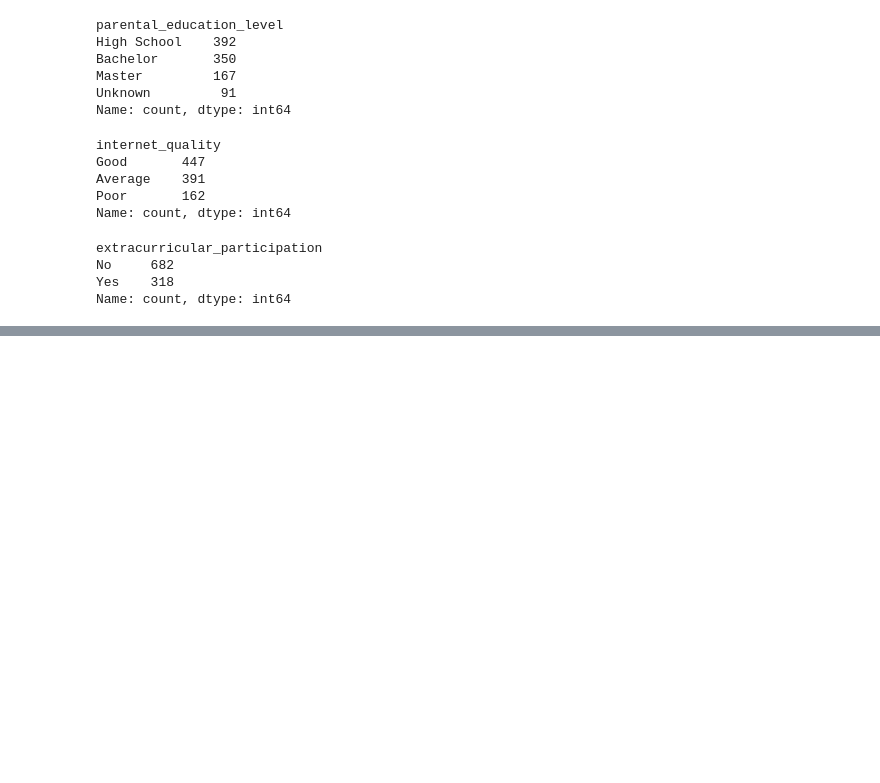
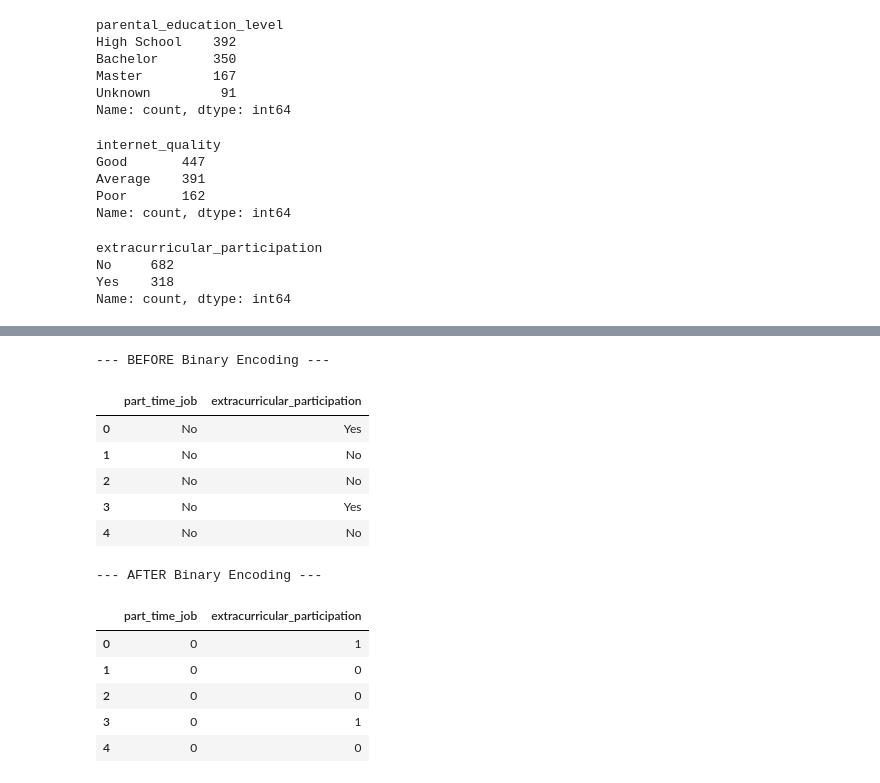
Before and after one commit to mohiuddin1221/End-to-End-ML-Project, a Jupyter notebook: notebooks/feature_engineering.ipynb, the cells around one changed output, grey strips where cells are left out. Drawn from its saved outputs; the diff is of its cells as text; code cells hidden in the pictures; blank space fills up the shorter version.

```diff
--- a/notebooks/feature_engineering.ipynb
+++ b/notebooks/feature_engineering.ipynb
@@ -85,0 +135,30 @@ Name: count, dtype: int64
+# %%
+binary_encoding_config = {
+    'part_time_job': {'No': 0, 'Yes': 1},
+    'extracurricular_participation': {'No': 0, 'Yes': 1}
+}
+
+print("--- BEFORE Binary Encoding ---")
+display(data[list(binary_encoding_config.keys())].head())
+
+# Apply the maps
+for col, mapping in binary_encoding_config.items():
+    encoded_data[col] = encoded_data[col].map(mapping)
+
+print("\n--- AFTER Binary Encoding ---")
+display(encoded_data[list(binary_encoding_config.keys())].head())
+# %% [output]
+--- BEFORE Binary Encoding ---
+|  | part_time_job | extracurricular_participation |
+| 0 | No | Yes |
+| 1 | No | No |
+| 2 | No | No |
+| 3 | No | Yes |
+| 4 | No | No |
+--- AFTER Binary Encoding ---
+|  | part_time_job | extracurricular_participation |
+| 0 | 0 | 1 |
+| 1 | 0 | 0 |
+| 2 | 0 | 0 |
+| 3 | 0 | 1 |
+| 4 | 0 | 0 |
```
Also changed, not shown: parts of 7 cells of this notebook, 1 other file.
